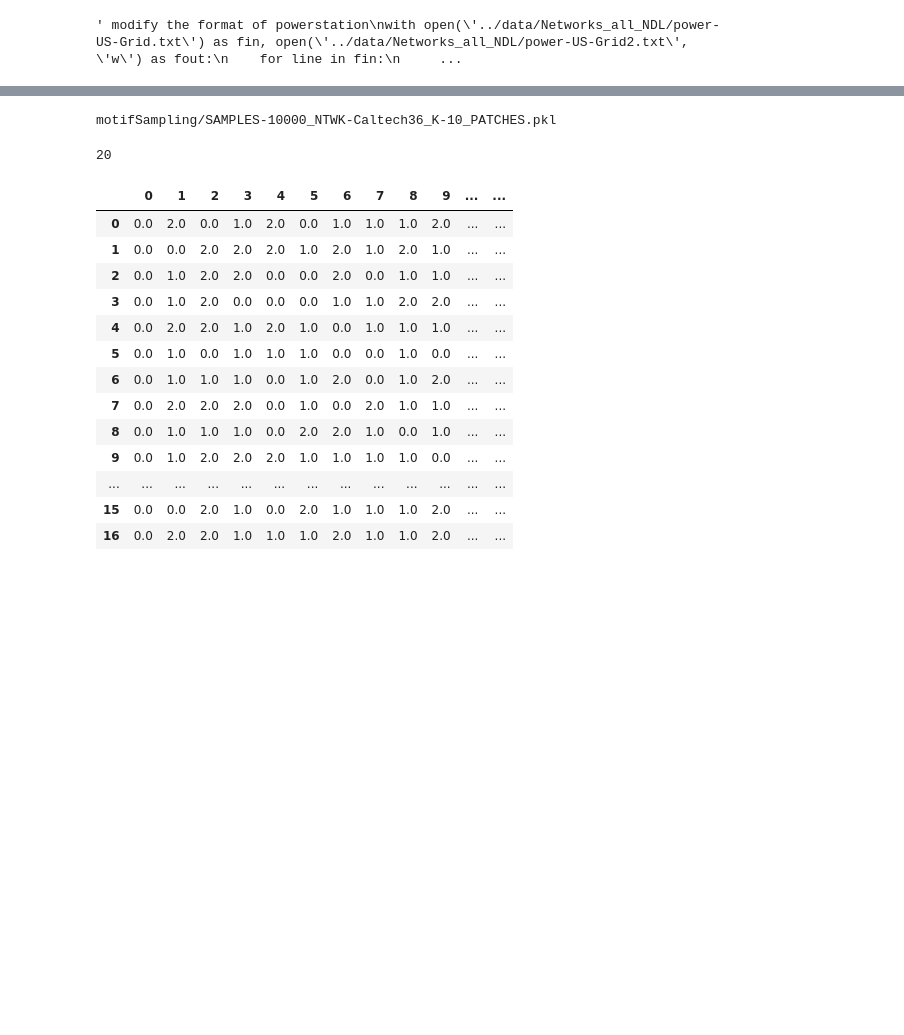
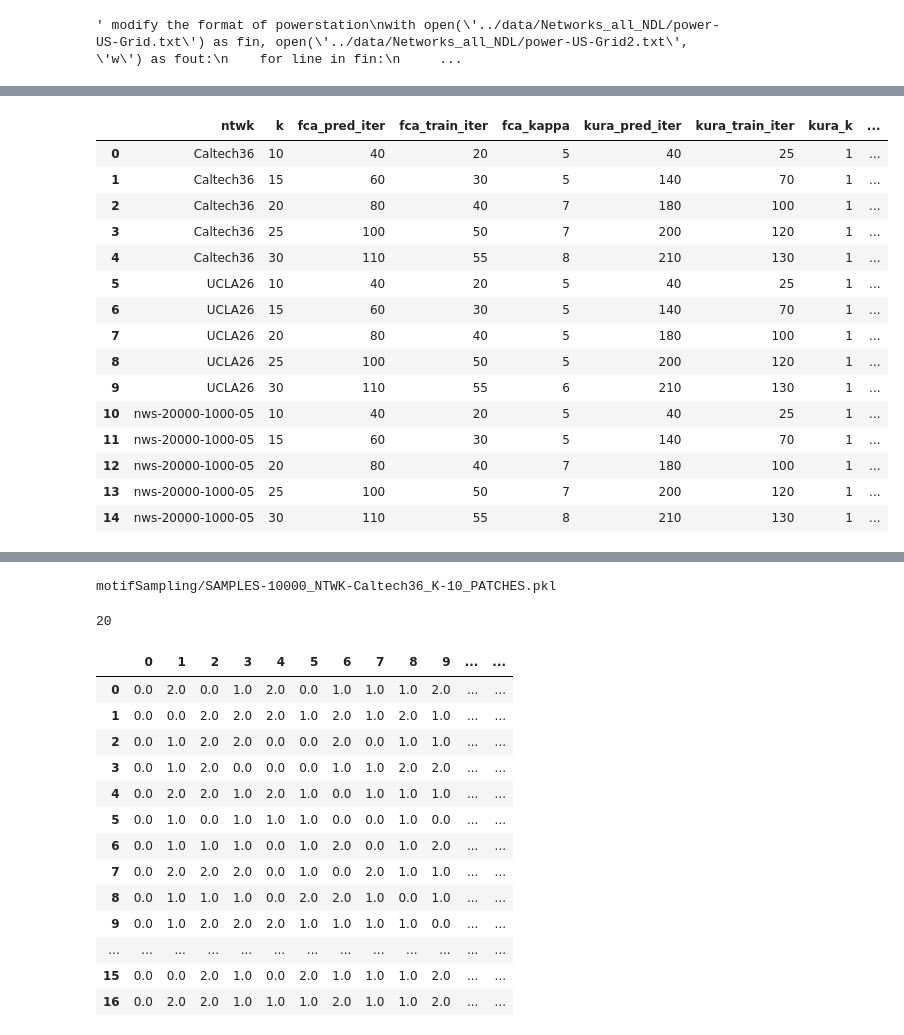
Before and after one commit to Zhaoxing-Wu/Interpretable-ML-Sync, a Jupyter notebook: Drivers/temp.ipynb, the cells around one changed output, grey strips where cells are left out. Drawn from its saved outputs; the diff is of its cells as text; code cells hidden in the pictures; blank space fills up the shorter version.

```diff
--- a/Drivers/temp.ipynb
+++ b/Drivers/temp.ipynb
@@ -216,0 +56,19 @@ for ntwk in names:
+# %%
+df
+# %% [output]
+|  | ntwk | k | fca_pred_iter | fca_train_iter | fca_kappa | kura_pred_iter | kura_train_iter | kura_k | ... |
+| 0 | Caltech36 | 10 | 40 | 20 | 5 | 40 | 25 | 1 | ... |
+| 1 | Caltech36 | 15 | 60 | 30 | 5 | 140 | 70 | 1 | ... |
+| 2 | Caltech36 | 20 | 80 | 40 | 7 | 180 | 100 | 1 | ... |
+| 3 | Caltech36 | 25 | 100 | 50 | 7 | 200 | 120 | 1 | ... |
+| 4 | Caltech36 | 30 | 110 | 55 | 8 | 210 | 130 | 1 | ... |
+| 5 | UCLA26 | 10 | 40 | 20 | 5 | 40 | 25 | 1 | ... |
+| 6 | UCLA26 | 15 | 60 | 30 | 5 | 140 | 70 | 1 | ... |
+| 7 | UCLA26 | 20 | 80 | 40 | 5 | 180 | 100 | 1 | ... |
+| 8 | UCLA26 | 25 | 100 | 50 | 5 | 200 | 120 | 1 | ... |
+| 9 | UCLA26 | 30 | 110 | 55 | 6 | 210 | 130 | 1 | ... |
+| 10 | nws-20000-1000-05 | 10 | 40 | 20 | 5 | 40 | 25 | 1 | ... |
+| 11 | nws-20000-1000-05 | 15 | 60 | 30 | 5 | 140 | 70 | 1 | ... |
+| 12 | nws-20000-1000-05 | 20 | 80 | 40 | 7 | 180 | 100 | 1 | ... |
+| 13 | nws-20000-1000-05 | 25 | 100 | 50 | 7 | 200 | 120 | 1 | ... |
+| 14 | nws-20000-1000-05 | 30 | 110 | 55 | 8 | 210 | 130 | 1 | ... |
```
Also changed, not shown: parts of 9 cells of this notebook, 7 other files.
